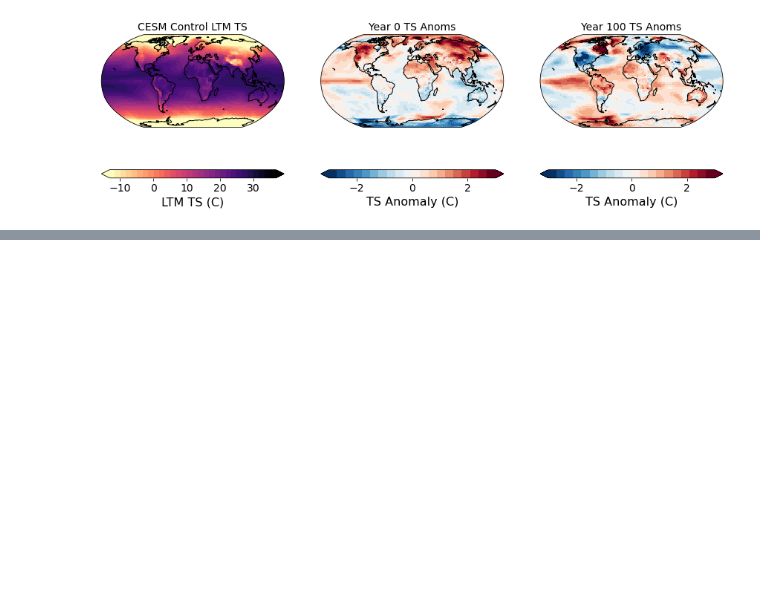
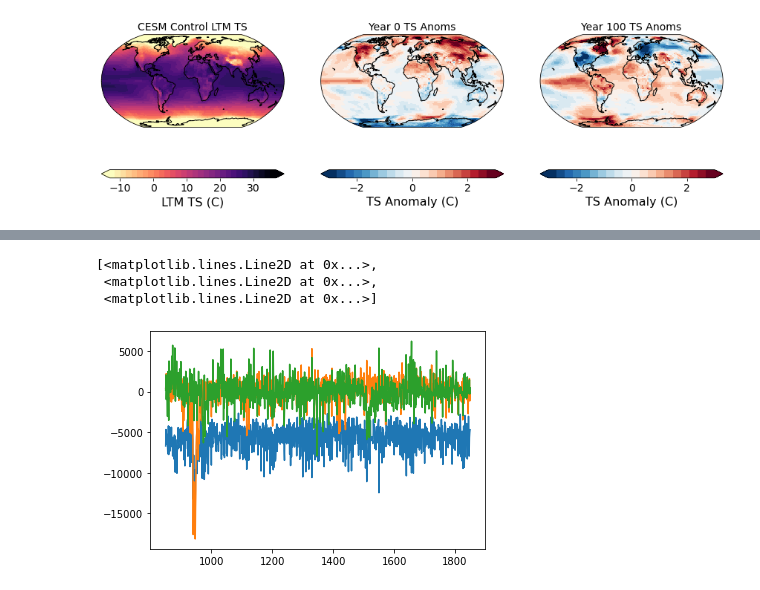
Before and after one commit to amrhein/SEOFs, a Jupyter notebook: cesm_lme_TS_load_normalize.ipynb, the cells around one changed output, grey strips where cells are left out. Saved outputs shown, nothing was run; the diff lists cells and outputs as text; code cells hidden in the pictures; blank space fills up the shorter version.

```diff
--- a/cesm_lme_TS_load_normalize.ipynb
+++ b/cesm_lme_TS_load_normalize.ipynb
@@ -198,0 +298,15 @@ IndentationError: unindent does not match any outer indentation level (ens_snaps
+# %%
+# Compute dominant changes to covariance
+# Remove the time mean covariance
+Cnm           = Cv - Cv.mean(axis=0, keepdims=True)
+[uC,sC,vCt] = np.linalg.svd(Cnm, full_matrices=False)
+
+# Plot this many PCs
+pltn = 3
+
+plt.plot(tC,(vCt[:pltn,:]*sC[:pltn,None]).T)
+# %% [output]
+[<matplotlib.lines.Line2D at 0x...>,
+ <matplotlib.lines.Line2D at 0x...>,
+ <matplotlib.lines.Line2D at 0x...>]
+[figure, added]
```
Also changed, not shown: parts of 15 cells of this notebook, 1 other file.
